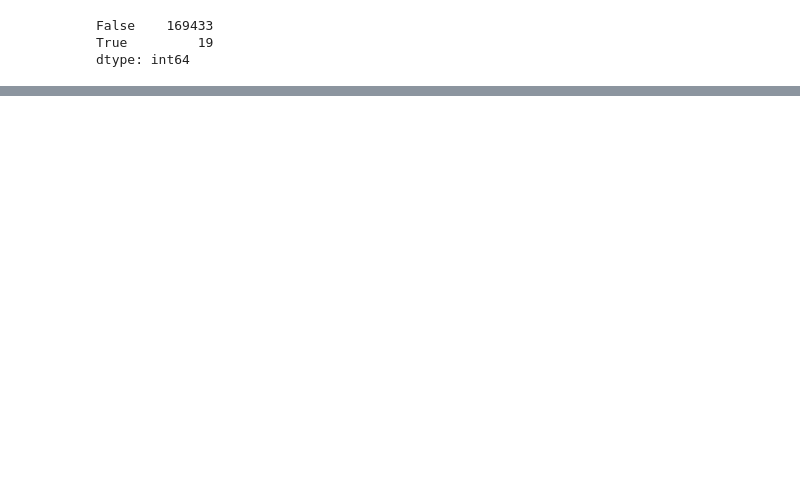
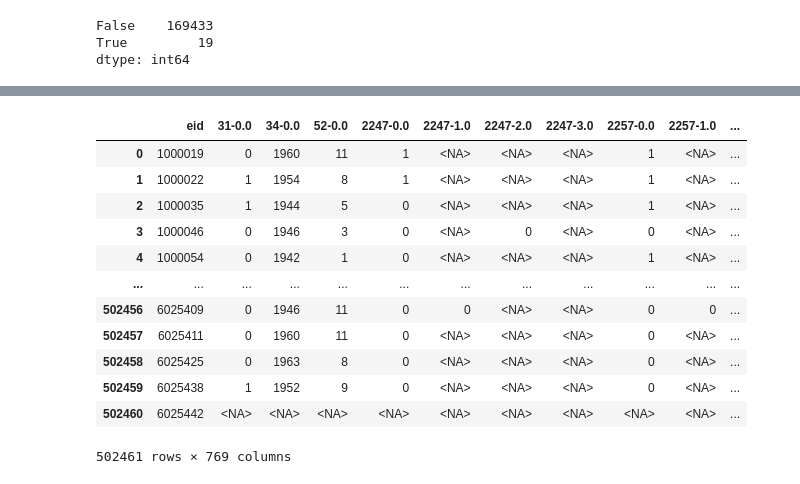
Before and after one commit to statgenetics/UKBB_GWAS_dev, a Jupyter notebook: workflow/051822_ARHI_sex_interaction.ipynb, the cells around one changed output, grey strips where cells are left out. Saved outputs shown, nothing was run; the diff lists cells and outputs as text; code cells hidden in the pictures; blank space fills up the shorter version.

```diff
--- a/workflow/051822_ARHI_sex_interaction.ipynb
+++ b/workflow/051822_ARHI_sex_interaction.ipynb
@@ -1493,0 +1581,66 @@ dtype: int64
+# %%
+## 500k samples
+## Menopause and bald related variables
+import pandas as pd
+import numpy as np
+with open("/mnt/mfs/statgen/UKBiobank/data/ukbb_databases/ukb47922_updatedAug2021/ukb47922.csv") as fp:
+    line = fp.readline() # header
+    header = line.split(",")
+
+    indiv = ["eid"]
+    icd10_colnames = [col.strip('"') for col in header if "41270-" in col]
+    icd10_ages = [col.strip('"') for col in header if "41280-" in col]
+    icd9_colnames = [col.strip('"') for col in header if "41271-" in col]
+    icd9_ages = [col.strip('"') for col in header if "41281-" in col]
+    f20002_colnames = [col.strip('"') for col in header if "20002-" in col]
+    reported_sex = ["31-0.0"]
+    genetic_sex = ["22001-0.0"]
+    ethnicity = [col.strip('"') for col in header if "21000-" in col]
+    hearing_imp_f3393 = [col.strip('"') for col in header if "3393-" in col]
+    hearing_imp_f2247 = ['2247-0.0', '2247-1.0', '2247-2.0', '2247-3.0']
+    hearing_imp_f2257 = ['2257-0.0', '2257-1.0', '2257-2.0', '2257-3.0']
+    tin_cols = [col.strip('"') for col in header if "4803-" in col]
+    ages_f21003_col = [col.strip('"') for col in header if "21003-" in col]
+    ages_f131258_col = [col.strip('"') for col in header if '131258-' in col]
+    year_of_birth = ["34-0.0"]
+    month_of_birth = ["52-0.0"]
+
+    had_menopause = [col.strip('"') for col in header if "2724-" in col]
+    age_menopause = [col.strip('"') for col in header if "3581-" in col]
+    len_menopause = [col.strip('"') for col in header if "3710-" in col]
+    menstruating_date = [col.strip('"') for col in header if "3720-" in col]
+    time_last_menstrual = [col.strip('"') for col in header if "3700-" in col]
+    medications = [col.strip('"') for col in header if "6153-" in col]
+    ever_HRT = [col.strip('"') for col in header if "2814-" in col]
+    age_last_HRT = [col.strip('"') for col in header if "3546-" in col]
+    age_started_HRT = [col.strip('"') for col in header if "3536-" in col]
+    balding_pattern = ['2395-0.0', '2395-1.0', '2395-2.0', '2395-3.0']
+    L63_date = [col.strip('"') for col in header if "131778-" in col]
+    L64_date = [col.strip('"') for col in header if "131780-" in col]
+    L66_date = [col.strip('"') for col in header if "131784-" in col]
+    L63 = [col.strip('"') for col in header if "131779-" in col]
+    L64 = [col.strip('"') for col in header if "131781-" in col]
+    L66 = [col.strip('"') for col in header if "131785-" in col]
+
+combined_cols = indiv + icd10_colnames + icd10_ages + icd9_colnames + icd9_ages \
+        + f20002_colnames + ethnicity + reported_sex + genetic_sex + hearing_imp_f3393 \
+        + hearing_imp_f2247 + hearing_imp_f2257 + tin_cols + ages_f21003_col + ages_f131258_col \
+        + year_of_birth + month_of_birth + had_menopause + age_menopause + len_menopause \
+        + menstruating_date + time_last_menstrual + medications + ever_HRT + age_last_HRT \
+        + age_started_HRT + balding_pattern + L63_date + L64_date + L66_date + L63 + L64 + L66
+df = pd.read_csv("/mnt/mfs/statgen/UKBiobank/data/ukbb_databases/ukb47922_updatedAug2021/ukb47922.csv", quotechar = '"', dtype="string", usecols=combined_cols)
+df
+# %% [output]
+|  | eid | 31-0.0 | 34-0.0 | 52-0.0 | 2247-0.0 | 2247-1.0 | 2247-2.0 | 2247-3.0 | 2257-0.0 | 2257-1.0 | ... |
+| 0 | 1000019 | 0 | 1960 | 11 | 1 | <NA> | <NA> | <NA> | 1 | <NA> | ... |
+| 1 | 1000022 | 1 | 1954 | 8 | 1 | <NA> | <NA> | <NA> | 1 | <NA> | ... |
+| 2 | 1000035 | 1 | 1944 | 5 | 0 | <NA> | <NA> | <NA> | 1 | <NA> | ... |
+| 3 | 1000046 | 0 | 1946 | 3 | 0 | <NA> | 0 | <NA> | 0 | <NA> | ... |
+| 4 | 1000054 | 0 | 1942 | 1 | 0 | <NA> | <NA> | <NA> | 1 | <NA> | ... |
+| ... | ... | ... | ... | ... | ... | ... | ... | ... | ... | ... | ... |
+| 502456 | 6025409 | 0 | 1946 | 11 | 0 | 0 | <NA> | <NA> | 0 | 0 | ... |
+| 502457 | 6025411 | 0 | 1960 | 11 | 0 | <NA> | <NA> | <NA> | 0 | <NA> | ... |
+| 502458 | 6025425 | 0 | 1963 | 8 | 0 | <NA> | <NA> | <NA> | 0 | <NA> | ... |
+| 502459 | 6025438 | 1 | 1952 | 9 | 0 | <NA> | <NA> | <NA> | 0 | <NA> | ... |
+| 502460 | 6025442 | <NA> | <NA> | <NA> | <NA> | <NA> | <NA> | <NA> | <NA> | <NA> | ... |
+502461 rows × 769 columns
```
Also changed, not shown: parts of 26 cells of this notebook.
